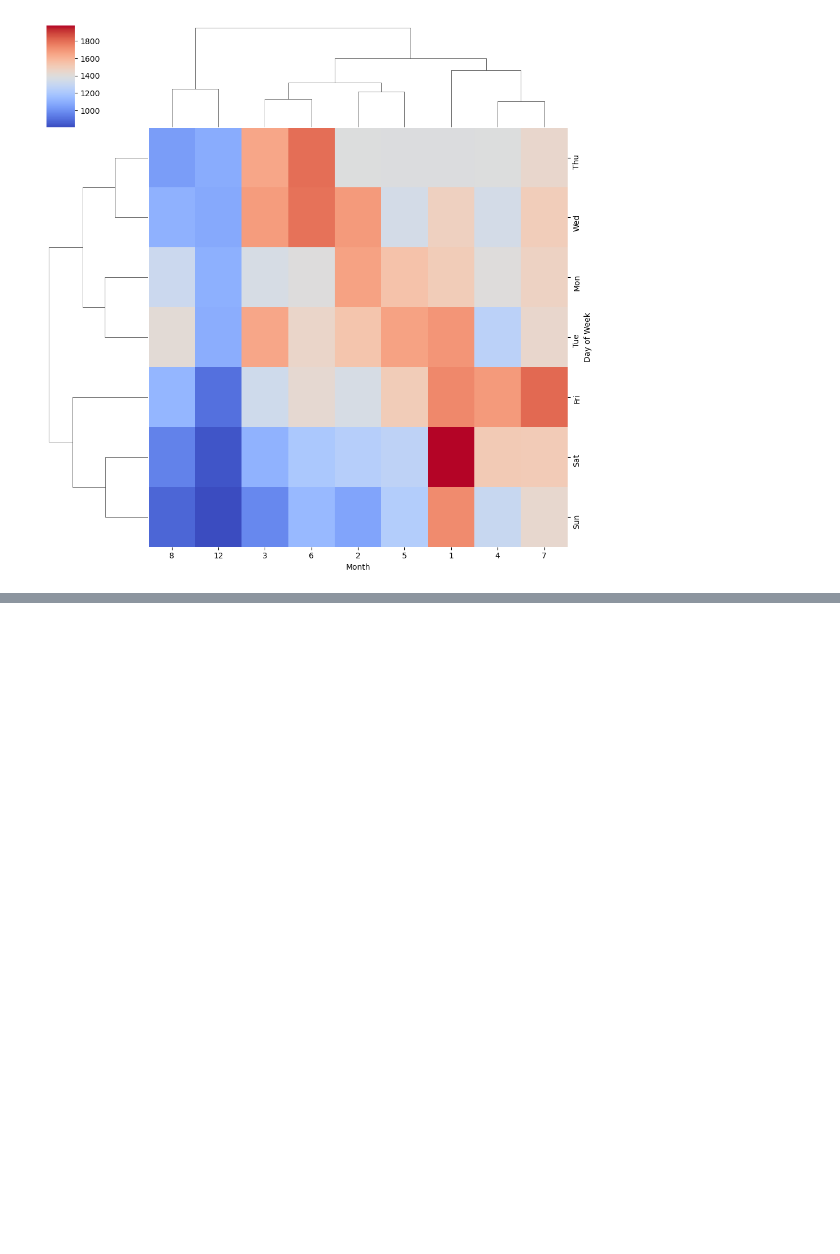
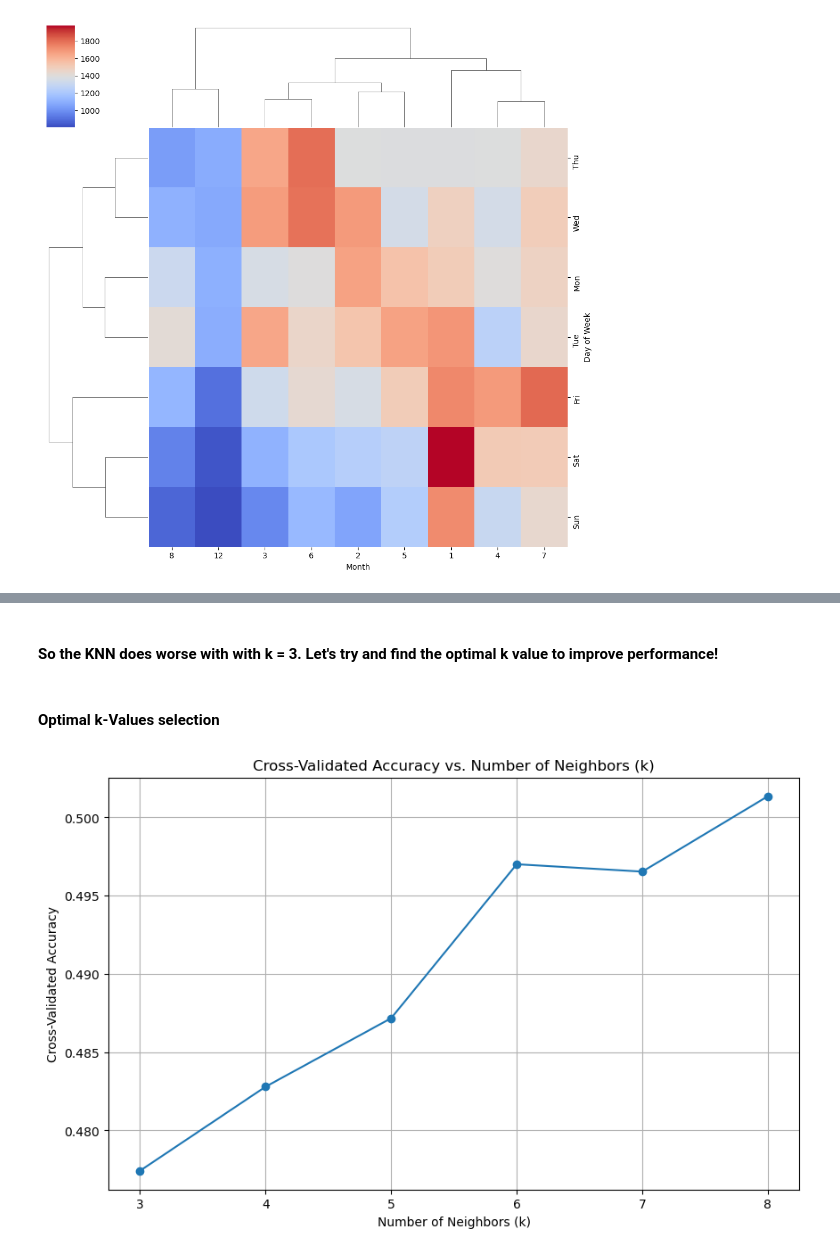
Before and after one commit to Moff1/PersonalProjectsPython, a Jupyter notebook: 911CapStoneProject.ipynb, the cells around one changed output, grey strips where cells are left out. Cells and saved outputs as stored; diff of their text form; code cells hidden in the pictures; blank space fills up the shorter version.

```diff
--- a/911CapStoneProject.ipynb
+++ b/911CapStoneProject.ipynb
@@ -762,0 +830,3 @@ sns.clustermap(dayMonth,cmap='coolwarm')
+# %%
+one_hot_df = pd.get_dummies(ClusteredData, columns=categorical_features, )
+one_hot_df
@@ -762,0 +997,23 @@ sns.clustermap(dayMonth,cmap='coolwarm')
+# %% [markdown]
+#### So the KNN does worse with with k = 3. Let's try and find the optimal k value to improve performance!
+# %% [markdown]
+#### Optimal k-Values selection
+# %%
+k_values = range(3,9)
+# %%
+cross_val_scores = []
+
+for k in k_values:
+    knn_classifier = KNeighborsClassifier(n_neighbors=k)
+    scores = cross_val_score(knn_classifier, data, Y, cv=5)  # 5-fold cross-validation
+    cross_val_scores.append(np.mean(scores))
+# %%
+plt.figure(figsize=(10, 6))
+plt.plot(k_values, cross_val_scores, marker='o', linestyle='-')
+plt.title('Cross-Validated Accuracy vs. Number of Neighbors (k)')
+plt.xlabel('Number of Neighbors (k)')
+plt.ylabel('Cross-Validated Accuracy')
+plt.grid()
+plt.show()
+# %% [output]
+[figure, added]
```
Also changed, not shown: parts of 78 cells of this notebook.
